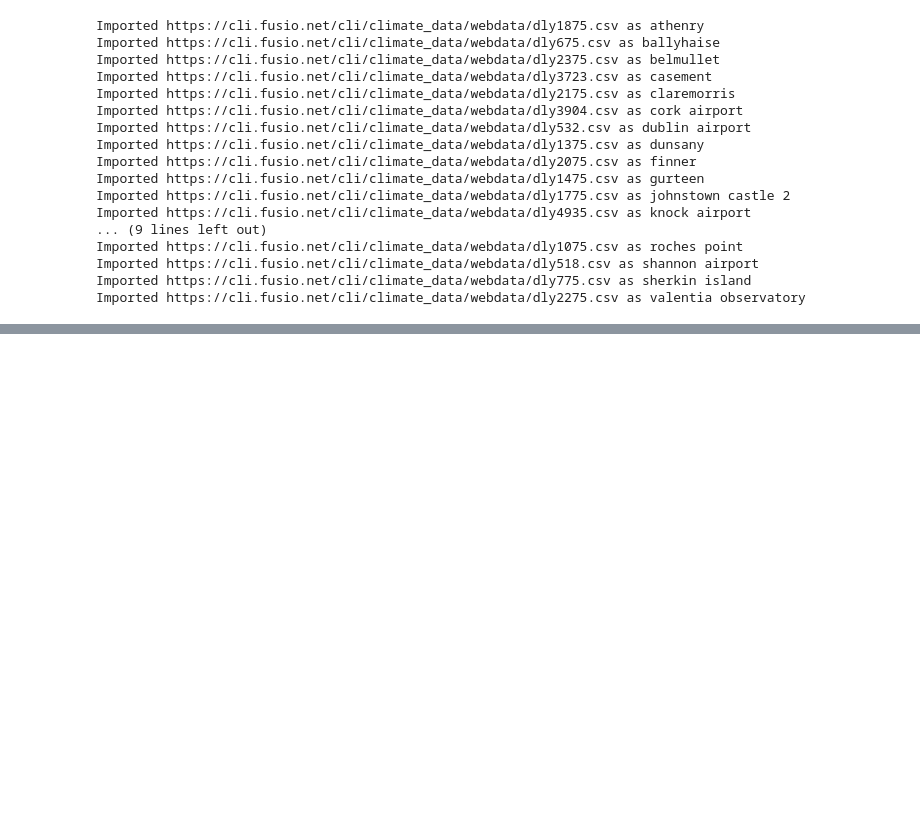
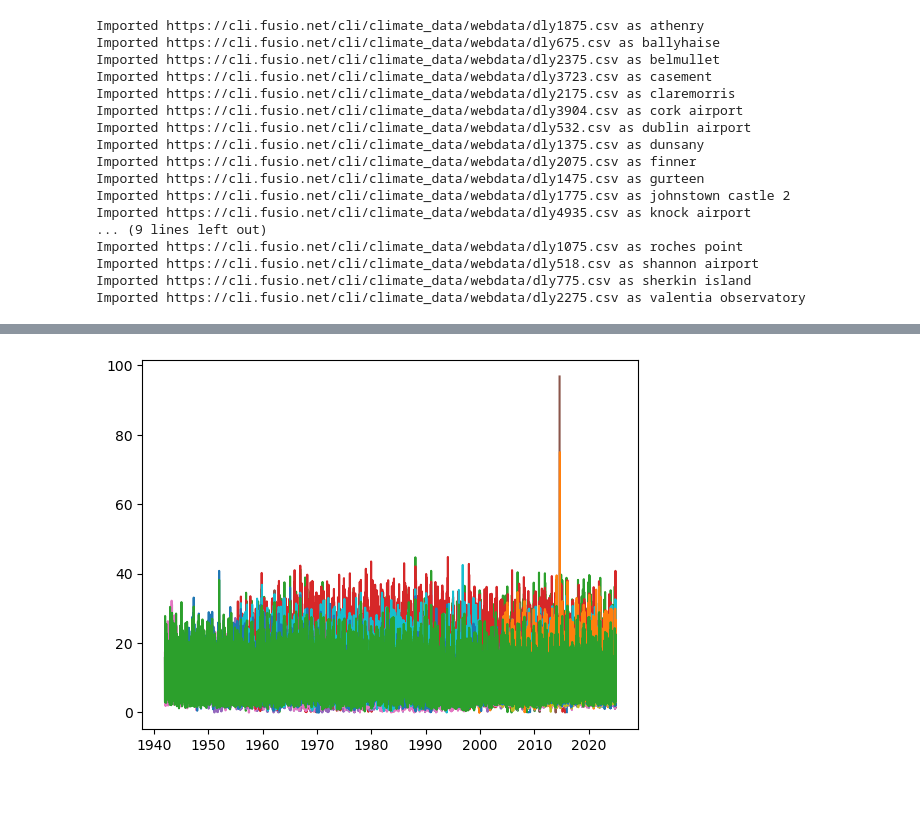
Before and after one commit to eoghanpw/PFDA-project, a Jupyter notebook: project.ipynb, the cells around one changed output, grey strips where cells are left out. Cells and saved outputs as stored; diff of their text form; code cells hidden in the pictures; blank space fills up the shorter version.

```diff
--- a/project.ipynb
+++ b/project.ipynb
@@ -150,7 +152,7 @@ plt.show()
 ## Historical Daily Weather Data
 # %%
 # Function to import daily weather data to dataframes.
-def process_csv_urls(txt_file, regex, columns, index):
+def process_csv_urls(txt_file, regex, columns, index, date_format):
     """
     Import CSV files from Met Eireann URLs listed in a text file and return a dictionary of DataFrames.
 
@@ -161,7 +163,7 @@ def process_csv_urls(txt_file, regex, columns, index):
         index (str): Column to set as the index for the DataFrames.
 
     Returns:
-        dict: A dictionary of DataFrames, where keys are DataFrame names derived from the CSV content.
+        dict: A dictionary of DataFrames.
     """
     # Dictionary to store the dataframes.
     dataframes = {}
@@ -204,16 +206,23 @@ def process_csv_urls(txt_file, regex, columns, index):
                 df_name = row_string.split("Station Name: ")[1].lower()
                 break
             else:
-                print(f"Could not extract DataFrame name from {url}")
+                print(f"Could not extract Station Name from {url}")
+                df_name = url.split("webdata/")[1].rstrip(".csv")
                 continue
 
             # Reset the file pointer and import the data to DataFrame.
             csv_file.seek(0)
             dataframes[df_name] = pd.read_csv(csv_file, skiprows=row_number, index_col=index, usecols=columns)
+
+            # Convert index to datetime.
+            dataframes[df_name].index = pd.to_datetime(dataframes[df_name].index, format=date_format)
+
+            # Convert data to numeric.
+            dataframes[df_name]["wdsp"] = pd.to_numeric(dataframes[df_name]["wdsp"], errors="coerce")
             print(f"Imported {url} as {df_name}")
 
         except Exception as e:
-            print(f"An error occurred while processing {url}: {e}")
+            print(f"An error occurred while processing {url} ({df_name}): {e}")
 
     return dataframes
 
@@ -230,7 +239,11 @@ columns = ["date", "wdsp"]
 # Set index in dataframe.
 index = "date"
 
-dataframes = process_csv_urls(txt_file, regex, columns, index)
+# Convert index to datetime.
+date_format = "%d-%b-%Y"
+
+# Call the function.
+dataframes = process_csv_urls(txt_file, regex, columns, index, date_format)
 # %% [output]
 Imported https://cli.fusio.net/cli/climate_data/webdata/dly1875.csv as athenry
 Imported https://cli.fusio.net/cli/climate_data/webdata/dly675.csv as ballyhaise
@@ -250,7 +263,8 @@ Imported https://cli.fusio.net/cli/climate_data/webdata/dly518.csv as shannon ai
 Imported https://cli.fusio.net/cli/climate_data/webdata/dly775.csv as sherkin island
 Imported https://cli.fusio.net/cli/climate_data/webdata/dly2275.csv as valentia observatory
 # %%
-merged_df = pd.concat(dataframes, axis=1, join="inner")
+# Merge the dataframes based on the index.
+merged_df = pd.concat(dataframes, axis=1, join="outer")
 
-merged_df
+merged_df.info()
 # %% [output]
@@ -272,2 +288,10 @@ merged_df
+# %%
+fig, ax = plt.subplots()
+
+ax.plot(merged_df)
+
+plt.show()
+# %% [output]
+[figure, added]
 # %% [markdown]
 #
```
Also changed, not shown: parts of 2 cells of this notebook.
